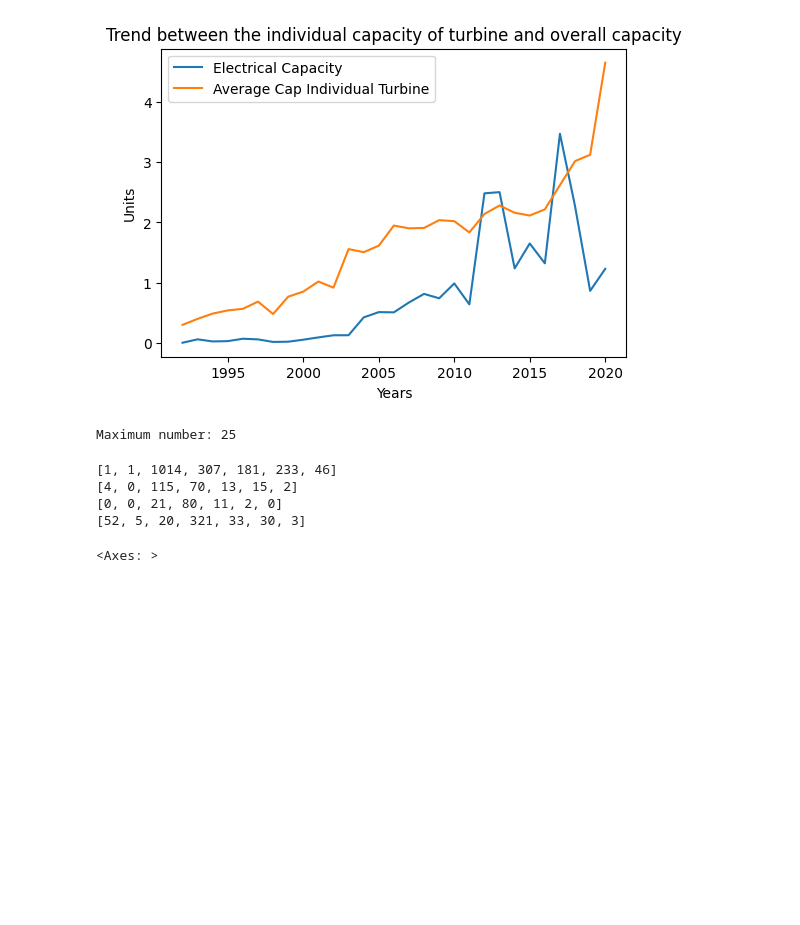
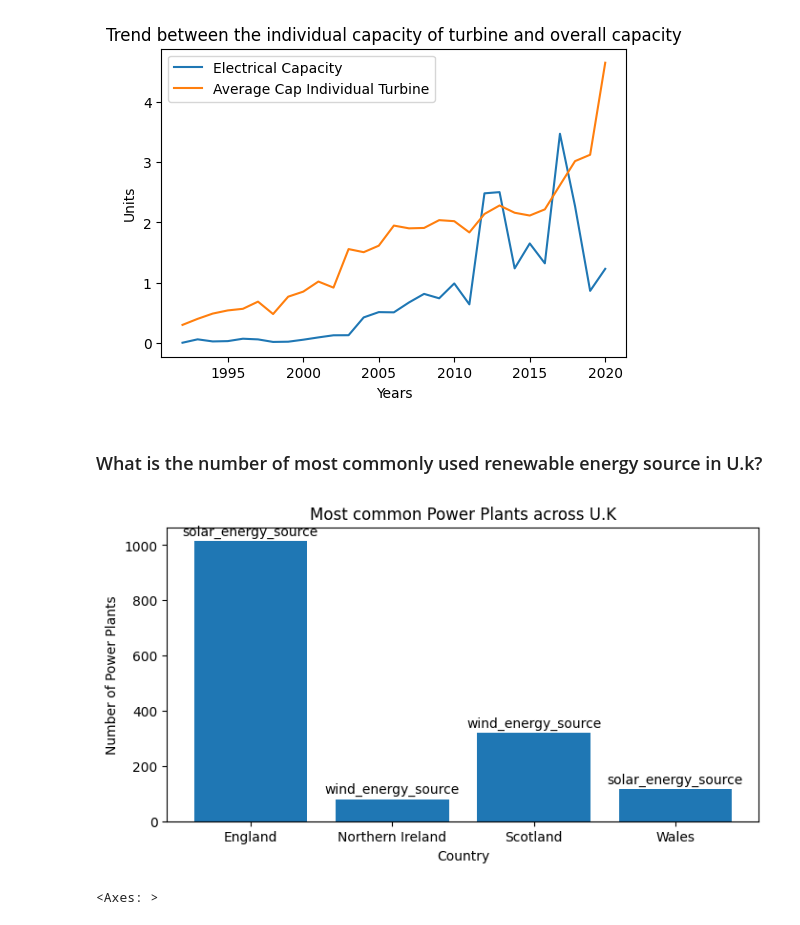
Before and after one commit to MahendraC17/Exploratory-Data-Analysis---Renewable-Power-plants-In-UK, a Jupyter notebook: EDA_renewable_power_plants.ipynb, the cells around one changed output. Saved outputs shown, nothing was run; the diff lists cells and outputs as text; code cells hidden in the pictures; blank space fills up the shorter version.

Commit message:
Visualising 0.17

```diff
--- a/EDA_renewable_power_plants.ipynb
+++ b/EDA_renewable_power_plants.ipynb
@@ -494,31 +494,27 @@ plt.legend()
 plt.show()
 # %% [output]
 [figure]
-# %%
-my_list = [10, 5, 20, 15, 25]
-
-# Find the maximum number from the list
-
-print("Maximum number:", max(my_list))
-# %% [output]
-Maximum number: 25
-# %%
-countryList = list(rpp_ssy['country'].unique())
-commonSources = {}
-maxa = []
-lista = []
-for i in countryList:
-    lista = []
-    for j in sources:
-        j = rpp_ssy.loc[(rpp_ssy['country'] == i ) & (rpp_ssy[j] == 1), j].value_counts().tolist()
-        lista.append(j)
-        flattened_list = [item[0] if item else 0 for item in lista]
-    print(flattened_list)
-# %% [output]
-[1, 1, 1014, 307, 181, 233, 46]
-[4, 0, 115, 70, 13, 15, 2]
-[0, 0, 21, 80, 11, 2, 0]
-[52, 5, 20, 321, 33, 30, 3]
+# %%
+df = rpp_ssy[['country','hydro_energy_source','marine_energy_source','solar_energy_source','wind_energy_source',
+              'biomass_biogas_energy_source','sewage_landfill_energy_source','other_energy_source']]
+most_common_source = df.groupby('country').sum().idxmax(axis=1)
+source_counts = df.groupby('country').sum().max(axis=1)
+most_common_df = pd.concat([most_common_source, source_counts], axis=1)
+most_common_df.columns = ['most_common_source', 'count']
+# %% [markdown]
+### What is the number of most commonly used renewable energy source in U.k?
+# %%
+plt.figure(figsize=(8, 4))
+bars = plt.bar(most_common_df.index, most_common_df['count'])
+for bar, source in zip(bars, most_common_df['most_common_source']):
+    height = bar.get_height()
+    plt.text(bar.get_x() + bar.get_width() / 2, height + 10, source, ha='center', va='bottom')
+plt.xlabel("Country")
+plt.ylabel("Number of Power Plants")
+plt.title('Most common Power Plants across U.K')
+plt.show()
+# %% [output]
+[figure, added]
 # %%
 # Power plants ditribution accross U.K
 rpp_ssy.groupby('country').size().plot(kind='pie', autopct='%1.0f%%')
```
